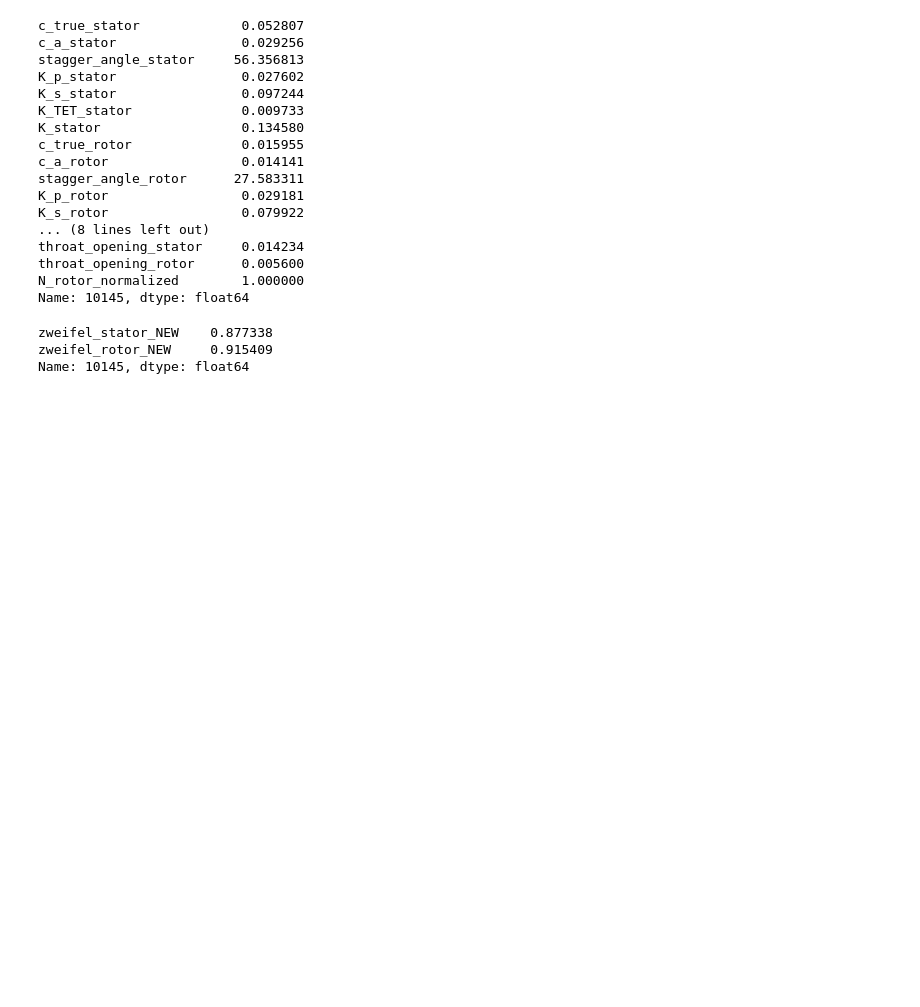
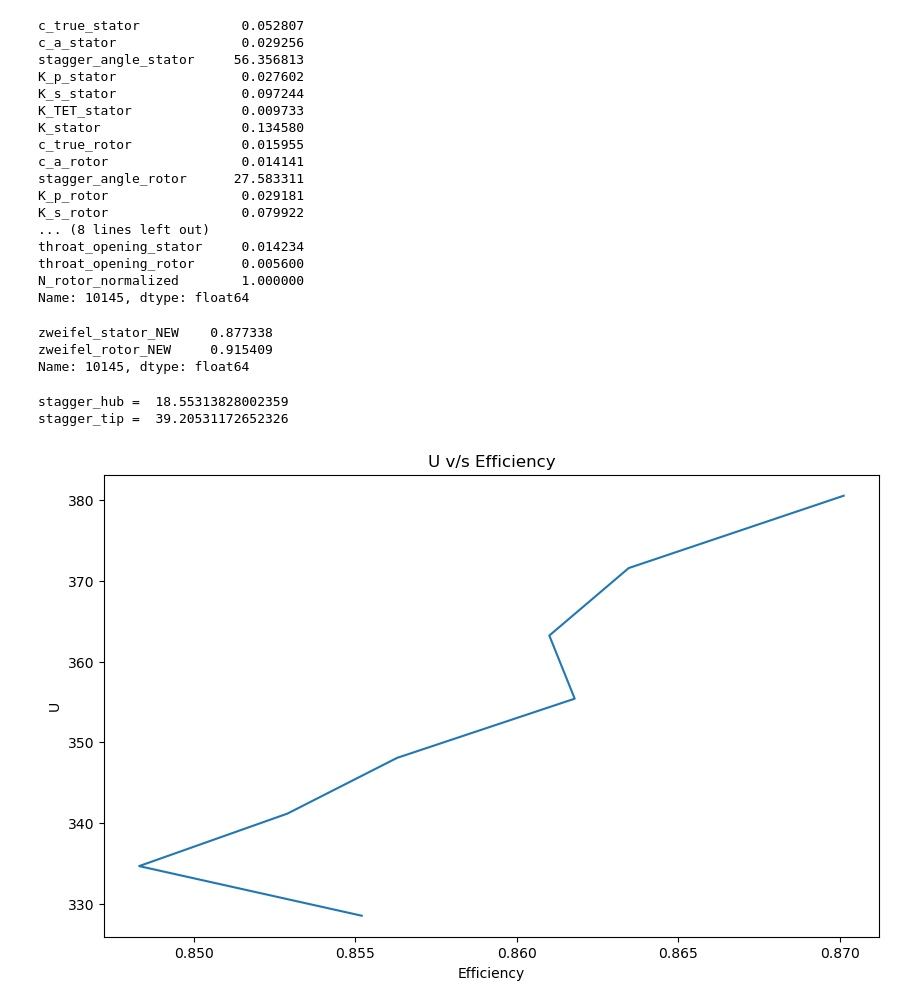
Before and after one commit to paramvirlobana/GTDesign-W2024, a Jupyter notebook: src/read.ipynb, the cells around one changed output. Cells and saved outputs as stored; diff of their text form; code cells hidden in the pictures; blank space fills up the shorter version.

```diff
--- a/src/read.ipynb
+++ b/src/read.ipynb
@@ -127,3 +128,37 @@ data_scratch.iloc[ind]
 zweifel_stator_NEW    0.877338
 zweifel_rotor_NEW     0.915409
 Name: 10145, dtype: float64
+# %%
+stagger_hub = aerodynamic_losses.profile_losses.figure_2_5(49.213387, 57.562670)
+print("stagger_hub = ", stagger_hub)
+stagger_tip = aerodynamic_losses.profile_losses.figure_2_5(0.179832, 60.457902)
+print("stagger_tip = ", stagger_tip)
+# %% [output]
+stagger_hub =  18.55313828002359
+stagger_tip =  39.20531172652326
+# %%
+master_data = pd.read_csv(r'_outputs\master_data.csv')
+
+master_data = master_data.drop_duplicates(subset=['U'])
+
+#x = master_data['eta_final']
+#y = master_data['U']
+
+def clean_data(df):
+    df = df[df['zweifel_rotor'] == 0.9]
+    return df
+
+df_clean = clean_data(master_data.copy())
+df_clean.head()
+
+x = df_clean['eta_final']
+y = df_clean['U']
+
+plt.figure(figsize=(10,6))
+plt.plot(x, y)
+plt.title('U v/s Efficiency')
+plt.xlabel('Efficiency')
+plt.ylabel('U')
+plt.show()
+# %% [output]
+[figure, added]
```
Also changed, not shown: parts of 1 cell of this notebook, 1 other file.
